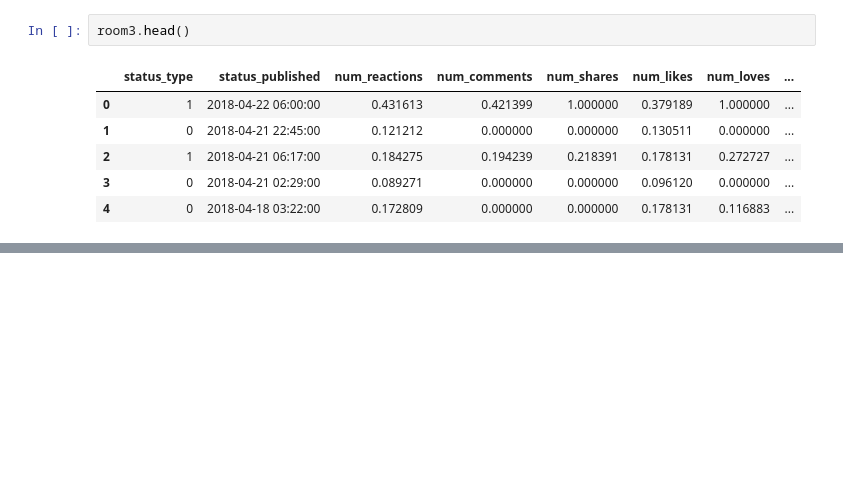
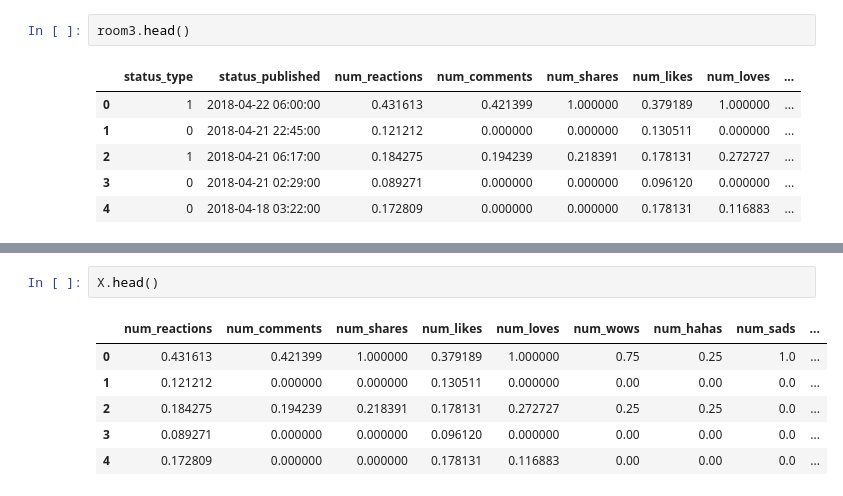
Before and after one commit to kent-debug/unsupervised-learning, a Jupyter notebook: social_media.ipynb, the cells around one changed output, grey strips where cells are left out. Drawn from its saved outputs; the diff is of its cells as text; blank space fills up the shorter version.

```diff
--- a/social_media.ipynb
+++ b/social_media.ipynb
@@ -488,0 +489,9 @@ print(room3[['status_type', 'status_published', 'cluster']])
+# %%
+X.head()
+# %% [output]
+|  | num_reactions | num_comments | num_shares | num_likes | num_loves | num_wows | num_hahas | num_sads | ... |
+| 0 | 0.431613 | 0.421399 | 1.000000 | 0.379189 | 1.000000 | 0.75 | 0.25 | 1.0 | ... |
+| 1 | 0.121212 | 0.000000 | 0.000000 | 0.130511 | 0.000000 | 0.00 | 0.00 | 0.0 | ... |
+| 2 | 0.184275 | 0.194239 | 0.218391 | 0.178131 | 0.272727 | 0.25 | 0.25 | 0.0 | ... |
+| 3 | 0.089271 | 0.000000 | 0.000000 | 0.096120 | 0.000000 | 0.00 | 0.00 | 0.0 | ... |
+| 4 | 0.172809 | 0.000000 | 0.000000 | 0.178131 | 0.116883 | 0.00 | 0.00 | 0.0 | ... |
```
Also changed, not shown: parts of 3 cells of this notebook.
